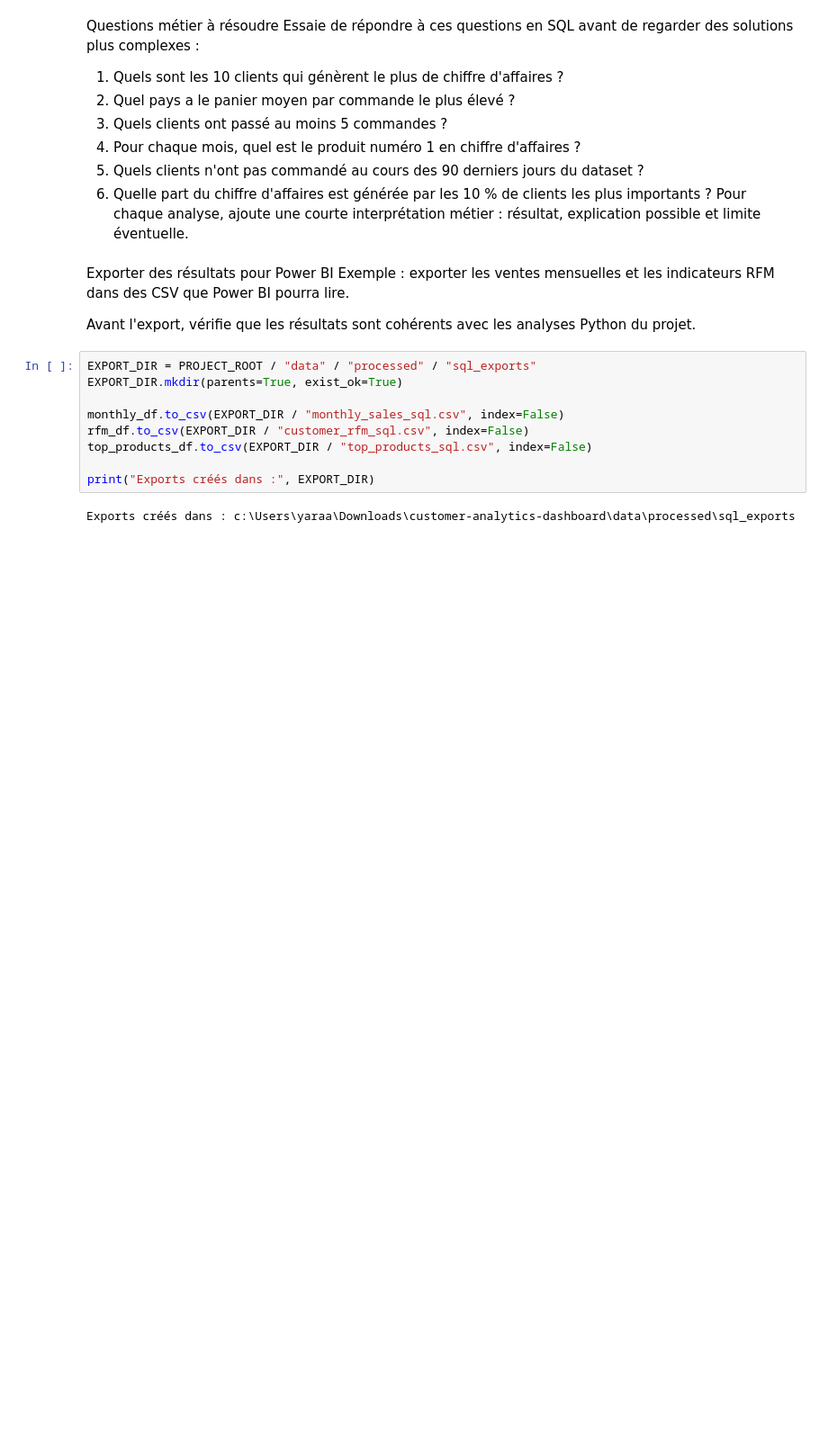
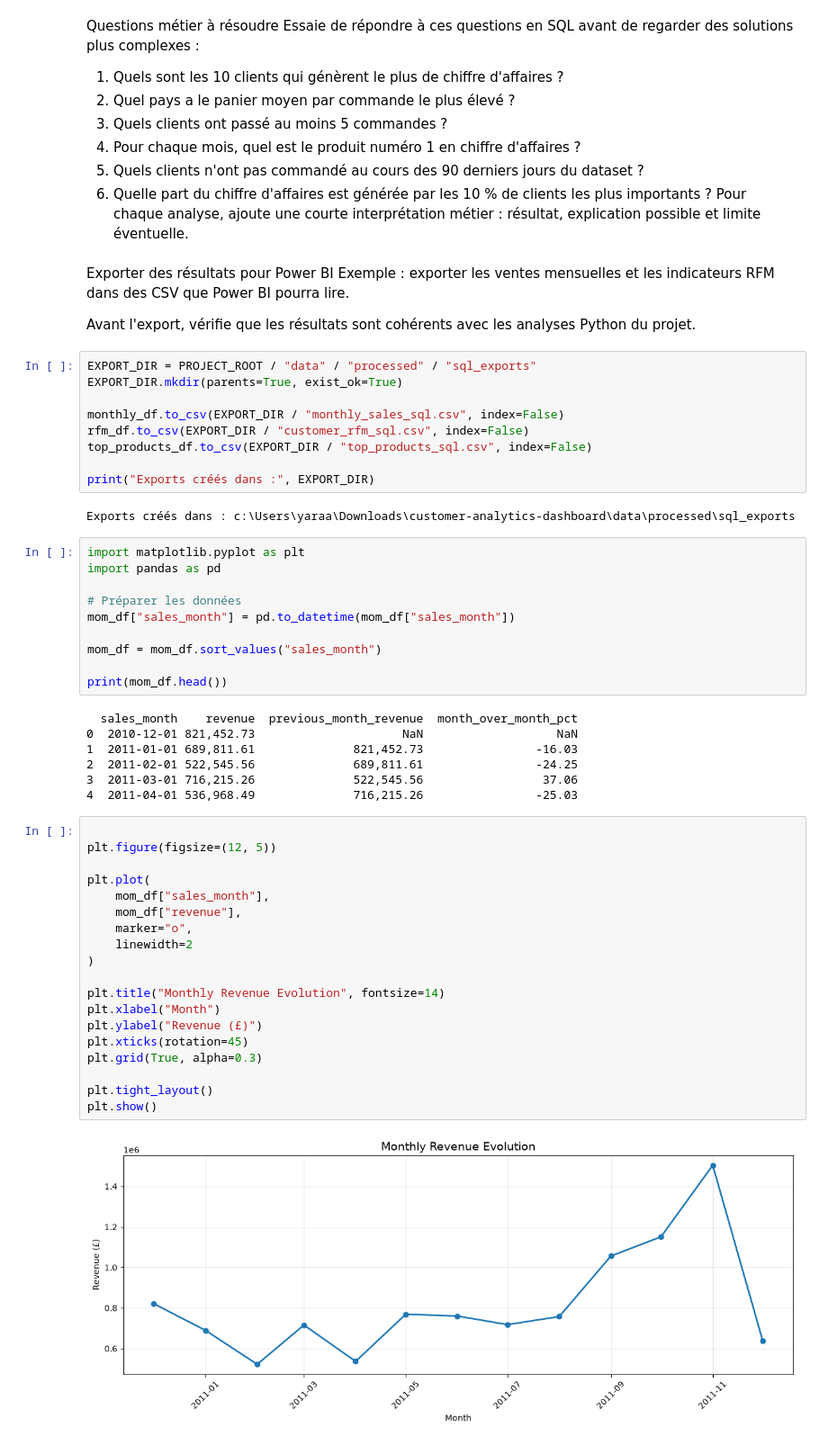
Before and after one commit to yara951/customer-analytics-dashboard, a Jupyter notebook: notebooks/04_sql_advanced.ipynb, the cells around one changed output. Shown at 90% size. Saved outputs shown, nothing was run; the diff lists cells and outputs as text; blank space fills up the shorter version.

```diff
--- a/notebooks/04_sql_advanced.ipynb
+++ b/notebooks/04_sql_advanced.ipynb
@@ -459,3 +459,41 @@ top_products_df.to_csv(EXPORT_DIR / "top_products_sql.csv", index=False)
 print("Exports créés dans :", EXPORT_DIR)
 # %% [output]
 Exports créés dans : c:\Users\yaraa\Downloads\customer-analytics-dashboard\data\processed\sql_exports
+# %%
+import matplotlib.pyplot as plt
+import pandas as pd
+
+# Préparer les données
+mom_df["sales_month"] = pd.to_datetime(mom_df["sales_month"])
+
+mom_df = mom_df.sort_values("sales_month")
+
+print(mom_df.head())
+# %% [output]
+  sales_month    revenue  previous_month_revenue  month_over_month_pct
+0  2010-12-01 821,452.73                     NaN                   NaN
+1  2011-01-01 689,811.61              821,452.73                -16.03
+2  2011-02-01 522,545.56              689,811.61                -24.25
+3  2011-03-01 716,215.26              522,545.56                 37.06
+4  2011-04-01 536,968.49              716,215.26                -25.03
+# %%
+
+plt.figure(figsize=(12, 5))
+
+plt.plot(
+    mom_df["sales_month"],
+    mom_df["revenue"],
+    marker="o",
+    linewidth=2
+)
+
+plt.title("Monthly Revenue Evolution", fontsize=14)
+plt.xlabel("Month")
+plt.ylabel("Revenue (£)")
+plt.xticks(rotation=45)
+plt.grid(True, alpha=0.3)
+
+plt.tight_layout()
+plt.show()
+# %% [output]
+[figure, added]
```
Also changed, not shown: parts of 1 cell of this notebook.
